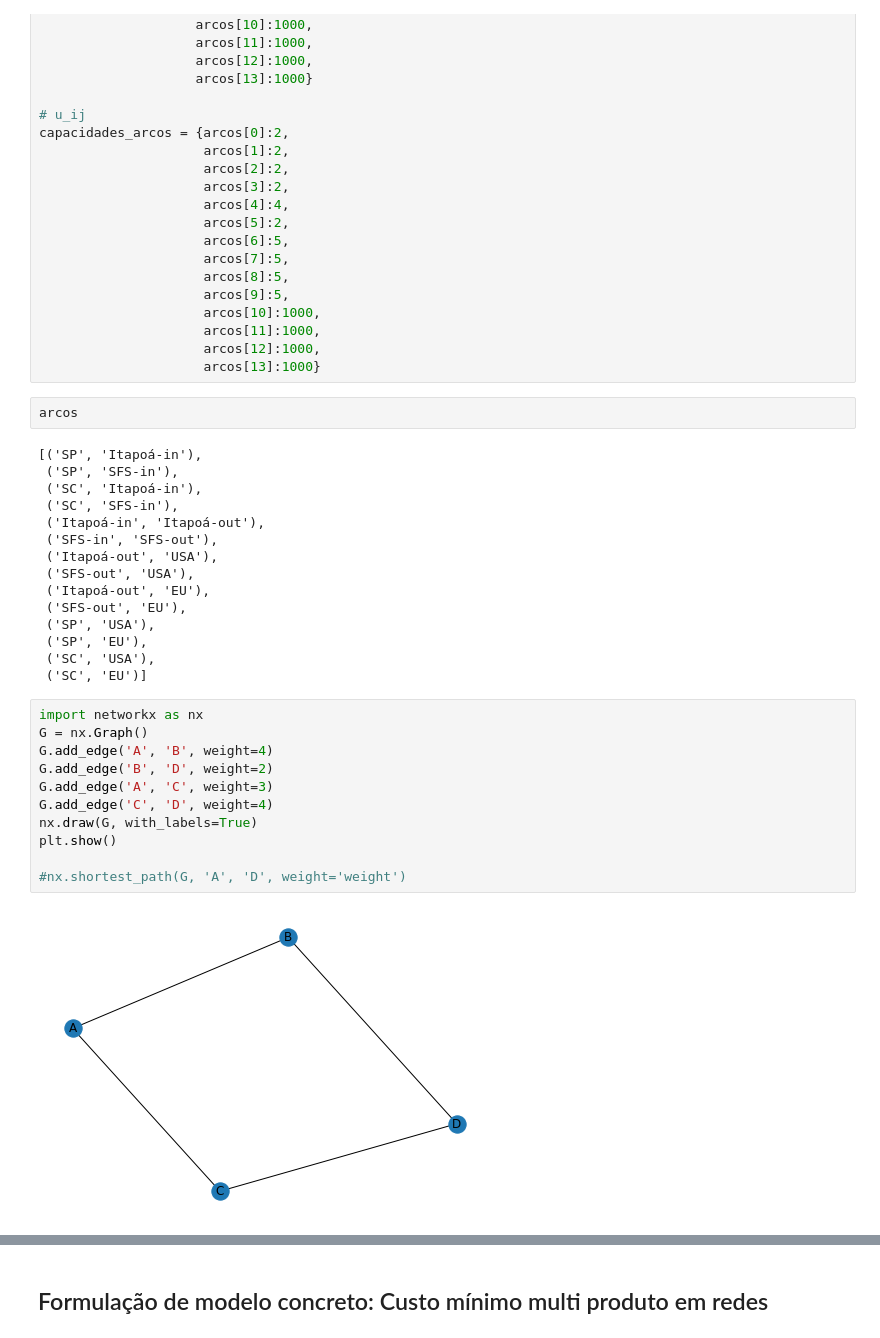
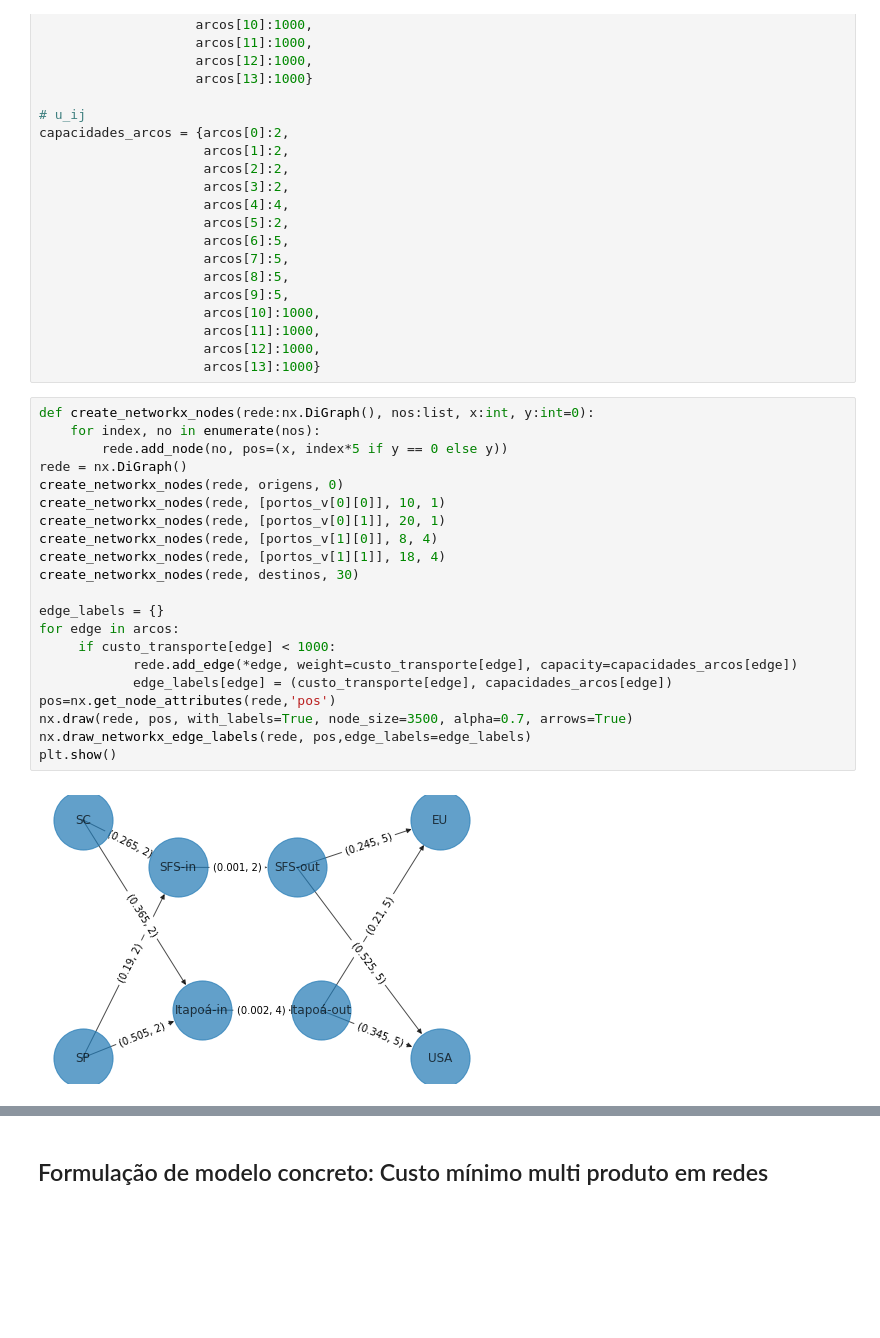
Before and after one commit to evpinheiro/competition-studies, a Jupyter notebook: EstudosConcorrencial.ipynb, the cells around one changed output, grey strips where cells are left out. Cells and saved outputs as stored; diff of their text form; blank space fills up the shorter version.

Commit message:
Mostrando atributos da rede

```diff
--- a/EstudosConcorrencial.ipynb
+++ b/EstudosConcorrencial.ipynb
@@ -84,33 +85,26 @@ capacidades_arcos = {arcos[0]:2,
                      arcos[11]:1000,
                      arcos[12]:1000,
                      arcos[13]:1000}
-# %%
-arcos
-# %% [output]
-[('SP', 'Itapoá-in'),
- ('SP', 'SFS-in'),
- ('SC', 'Itapoá-in'),
- ('SC', 'SFS-in'),
- ('Itapoá-in', 'Itapoá-out'),
- ('SFS-in', 'SFS-out'),
- ('Itapoá-out', 'USA'),
- ('SFS-out', 'USA'),
- ('Itapoá-out', 'EU'),
- ('SFS-out', 'EU'),
- ('SP', 'USA'),
- ('SP', 'EU'),
- ('SC', 'USA'),
- ('SC', 'EU')]
-# %%
-import networkx as nx
-G = nx.Graph()
-G.add_edge('A', 'B', weight=4)
-G.add_edge('B', 'D', weight=2)
-G.add_edge('A', 'C', weight=3)
-G.add_edge('C', 'D', weight=4)
-nx.draw(G, with_labels=True)
-plt.show()
-
-#nx.shortest_path(G, 'A', 'D', weight='weight')
-# %% [output]
-[figure, removed]
+# %%
+def create_networkx_nodes(rede:nx.DiGraph(), nos:list, x:int, y:int=0):
+    for index, no in enumerate(nos):
+        rede.add_node(no, pos=(x, index*5 if y == 0 else y))
+rede = nx.DiGraph()
+create_networkx_nodes(rede, origens, 0)
+create_networkx_nodes(rede, [portos_v[0][0]], 10, 1)
+create_networkx_nodes(rede, [portos_v[0][1]], 20, 1)
+create_networkx_nodes(rede, [portos_v[1][0]], 8, 4)
+create_networkx_nodes(rede, [portos_v[1][1]], 18, 4)
+create_networkx_nodes(rede, destinos, 30)
+
+edge_labels = {}
+for edge in arcos:
+     if custo_transporte[edge] < 1000:
+            rede.add_edge(*edge, weight=custo_transporte[edge], capacity=capacidades_arcos[edge])
+            edge_labels[edge] = (custo_transporte[edge], capacidades_arcos[edge])
+pos=nx.get_node_attributes(rede,'pos')
+nx.draw(rede, pos, with_labels=True, node_size=3500, alpha=0.7, arrows=True)
+nx.draw_networkx_edge_labels(rede, pos,edge_labels=edge_labels)
+plt.show()
+# %% [output]
+[figure, added]
```
Also changed, not shown: parts of 4 cells of this notebook.
